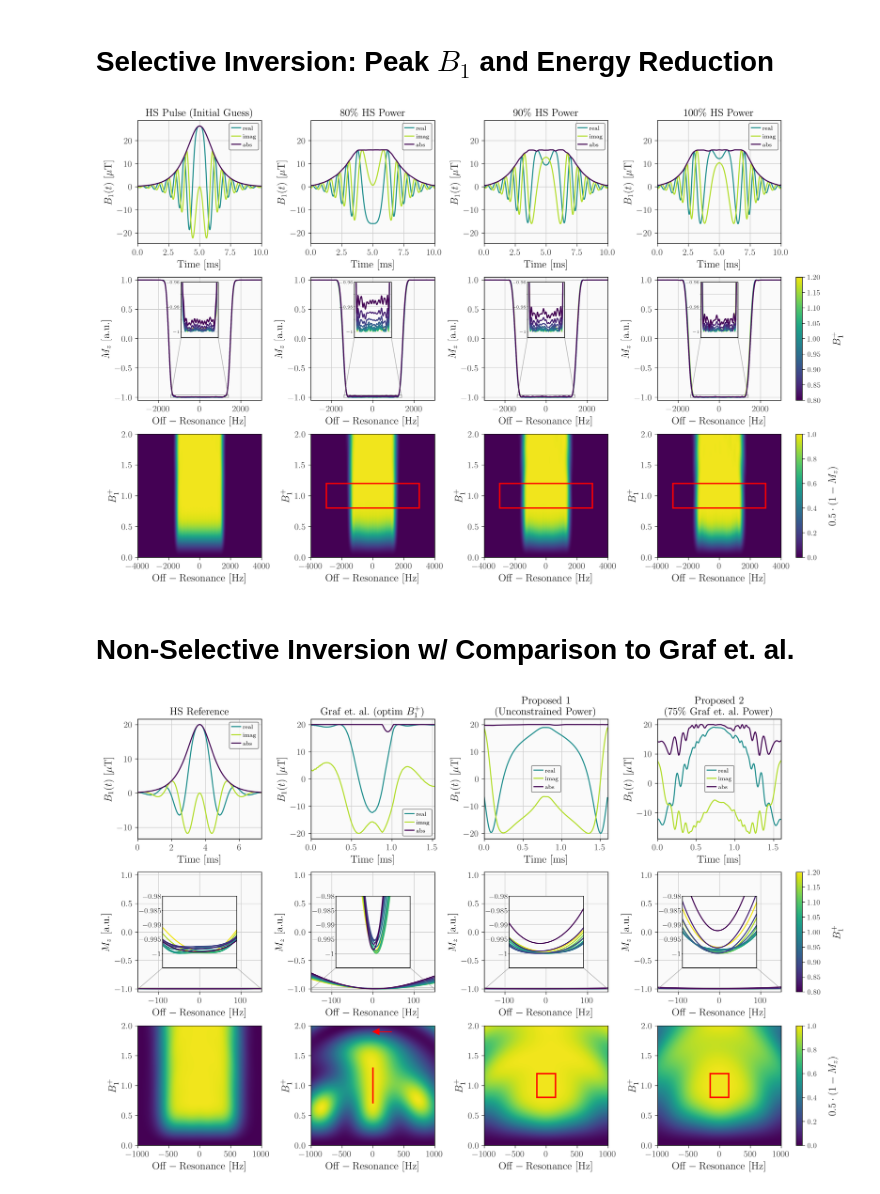
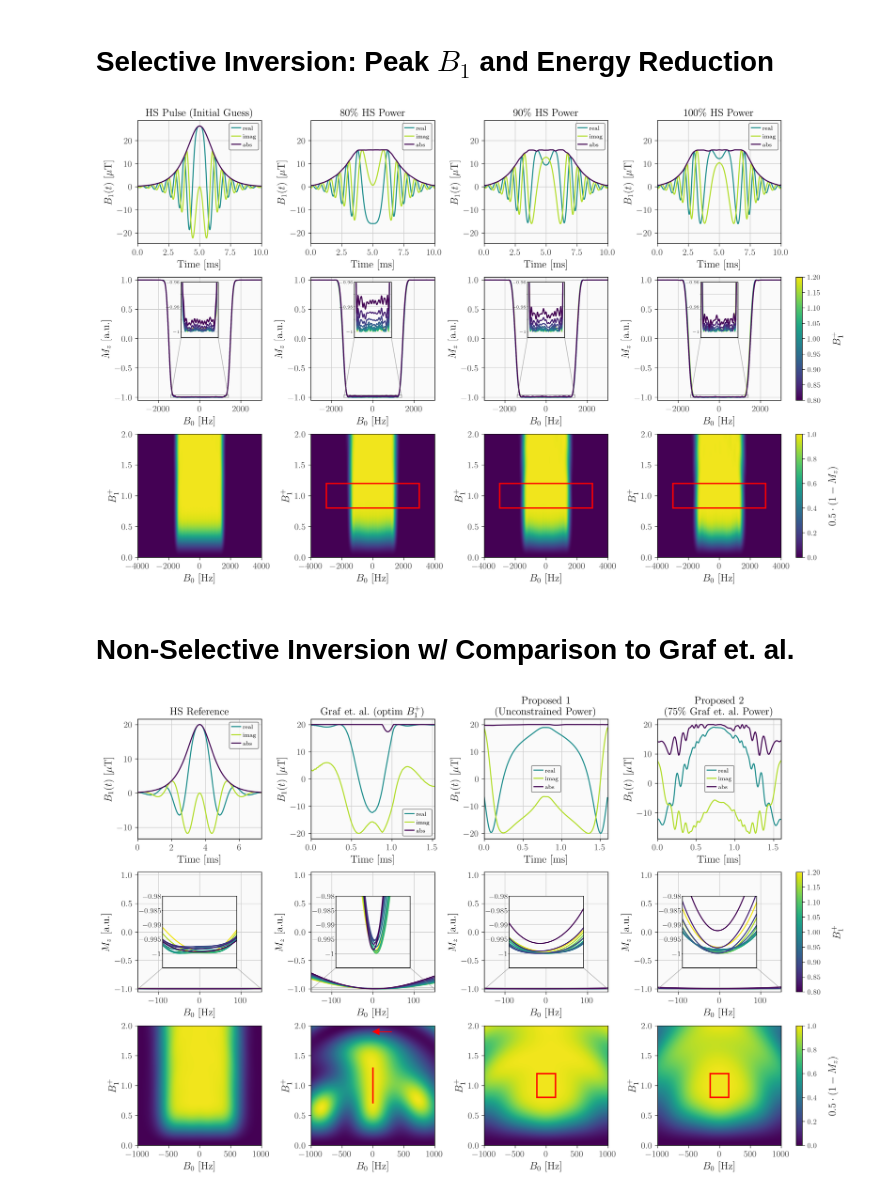
Before and after one commit to AdaptiveMRILab/constrained_inversion_mrm, a Jupyter notebook: plot_pulses.ipynb, the cells around one changed output. Drawn from its saved outputs; the diff is of its cells as text; code cells hidden in the pictures.

Commit message:
pulse sequnce plot in progress

```diff
--- a/plot_pulses.ipynb
+++ b/plot_pulses.ipynb
@@ -118,7 +118,8 @@ with h5py.File(data_file,'r') as F:
 
         for n in range(mz.shape[1]-1,-1,-1):
             ax[1,p].plot(freq_design, mz[:,n], color=cmap(color_indices[n]), label=r'$B_1^+=%.2f$'%(b1_design[n]))
-        ax[1,p].set_xlabel(r'$\mathrm{Off-Resonance\ [Hz]}$')
+        #ax[1,p].set_xlabel(r'$\mathrm{Off-Resonance\ [Hz]}$')
+        ax[1,p].set_xlabel(r'$B_0\mathrm{\ [Hz]}$')
         ax[1,p].set_ylabel(r'$M_z\mathrm{\ [a.u.]}$')
         ax[1,p].set_xlim(freq_design.min(), freq_design.max())
         ax[1,p].set_ylim(-1.05, 1.05)
@@ -130,35 +131,36 @@ with h5py.File(data_file,'r') as F:
         inax.set_xlim(-1400, 1400)
         inax.set_ylim(-1.005, -0.96)
         inax.tick_params(axis='x', labelsize=6)
         inax.tick_params(axis='y', labelsize=6, pad=0.25, length=1)
         inax.set_yticks([-1, -0.99, -0.98, -0.97, -0.96])
         inax.set_yticklabels([r'$-1$', '', r'$-0.98$', '', r'$-0.96$'])
         inax.set_xticks([])
         inax.set_xticklabels([])
         inax.grid()
         mark_inset(ax[1,p], inax, loc1=3, loc2=4, ec='gray', alpha=0.5)
 
         img = ax[2,p].imshow((1-mz_eval)/2, vmin=0.0, vmax=1.0, cmap=cmap, extent=[freq_eval.min(), freq_eval.max(), b1_eval.min(), b1_eval.max()], origin='lower')
         ax[2,p].set_aspect('auto')
         ax[2,p].set_ylabel(r'$B_1^+$')
-        ax[2,p].set_xlabel(r'$\mathrm{Off-Resonance\ [Hz]}$')
+        #ax[2,p].set_xlabel(r'$\mathrm{Off-Resonance\ [Hz]}$')
+        ax[2,p].set_xlabel(r'$B_0\mathrm{\ [Hz]}$')
         if show_optimized_region:
             rect = matplotlib.patches.Rectangle((x_corner, y_corner), width, height, linewidth=2, edgecolor='red', facecolor='none')
             ax[2,p].add_patch(rect)
 
     cbar1 = fig.colorbar(sm, ax=ax[1,-1])
     cbar1.ax.tick_params(labelsize=10)
     cbar1.set_label(r'$B_1^+$', labelpad=15)
 
     cbar2 = fig.colorbar(img, ax=ax[2,-1])
     cbar2.ax.tick_params(labelsize=10)
     cbar2.set_label(r'$0.5\cdot (1 - M_z)$', labelpad=15)
 
     figfile = os.path.join(data_dir, 'figure_selective_%d.png'%(use_tex))
     plt.savefig(figfile)
     plt.show()
 # %% [output]
-[figure, old version]
+[figure, new version]
 # %% [markdown]
 # Non-Selective Inversion w/ Comparison to Graf et. al.
 # %%
@@ -207,7 +209,8 @@ with h5py.File(data_file,'r') as F:
 
         for n in range(mz.shape[1]-1,-1,-1):
             ax[1,p].plot(freq_design, mz[:,n], color=cmap(color_indices[n]), label=r'$B_1^+=%.2f$'%(b1_design[n]))
-        ax[1,p].set_xlabel(r'$\mathrm{Off-Resonance\ [Hz]}$')
+        #ax[1,p].set_xlabel(r'$\mathrm{Off-Resonance\ [Hz]}$')
+        ax[1,p].set_xlabel(r'$B_0\mathrm{\ [Hz]}$')
         ax[1,p].set_ylabel(r'$M_z\mathrm{\ [a.u.]}$')
         ax[1,p].set_xlim(freq_design.min(), freq_design.max())
         ax[1,p].set_ylim(-1.05, 1.05)
@@ -230,7 +233,8 @@ with h5py.File(data_file,'r') as F:
         img = ax[2,p].imshow((1-mz_eval)/2, vmin=0.0, vmax=1.0, cmap=cmap, extent=[freq_eval.min(), freq_eval.max(), b1_eval.min(), b1_eval.max()], origin='lower')
         ax[2,p].set_aspect('auto')
         ax[2,p].set_ylabel(r'$B_1^+$')
-        ax[2,p].set_xlabel(r'$\mathrm{Off-Resonance\ [Hz]}$')
+        # ax[2,p].set_xlabel(r'$\mathrm{Off-Resonance\ [Hz]}$')
+        ax[2,p].set_xlabel(r'$B_0\mathrm{\ [Hz]}$')
         if show_optimized_region:
             rect = matplotlib.patches.Rectangle((x_corner, y_corner), width, height, linewidth=2, edgecolor='red', facecolor='none')
             ax[2,p].add_patch(rect)
@@ -249,4 +253,4 @@ with h5py.File(data_file,'r') as F:
     plt.savefig(figfile)
     plt.show()
 # %% [output]
-[figure, old version]
+[figure, new version]
```
Also changed, not shown: parts of 1 cell of this notebook, 2 other files.
